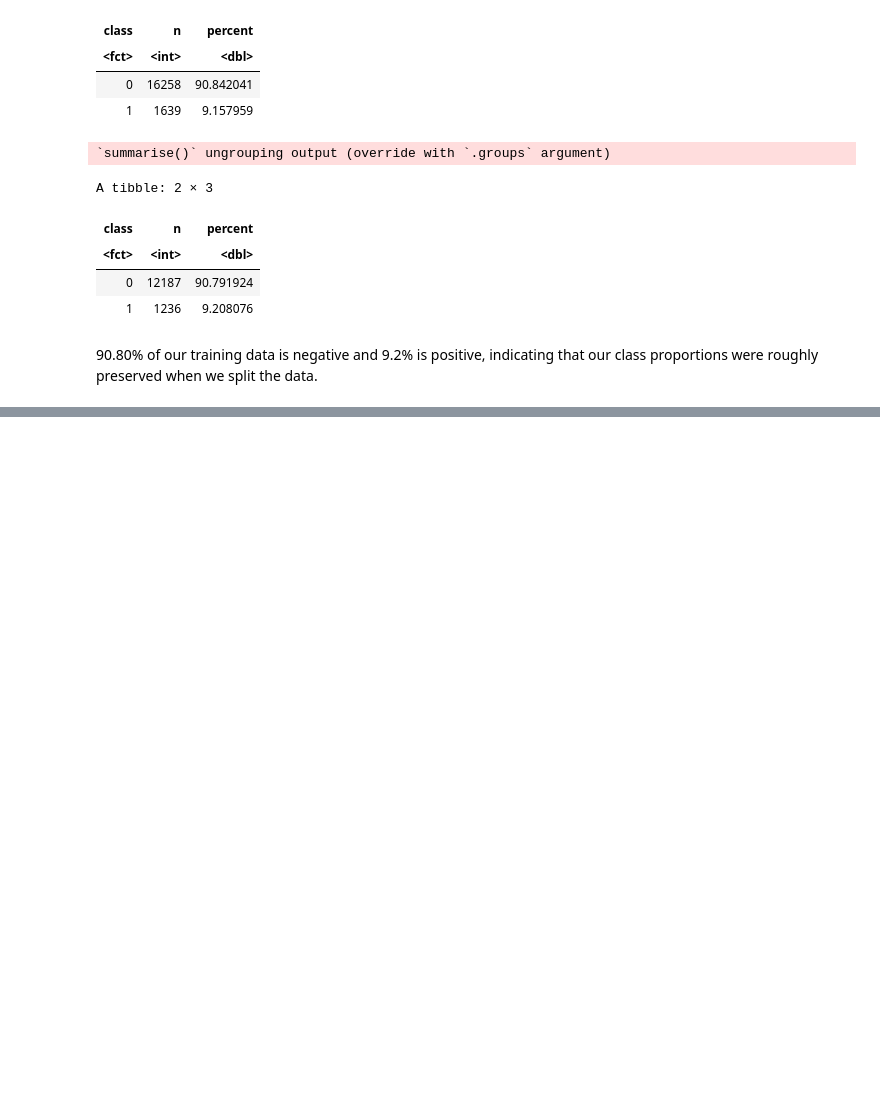
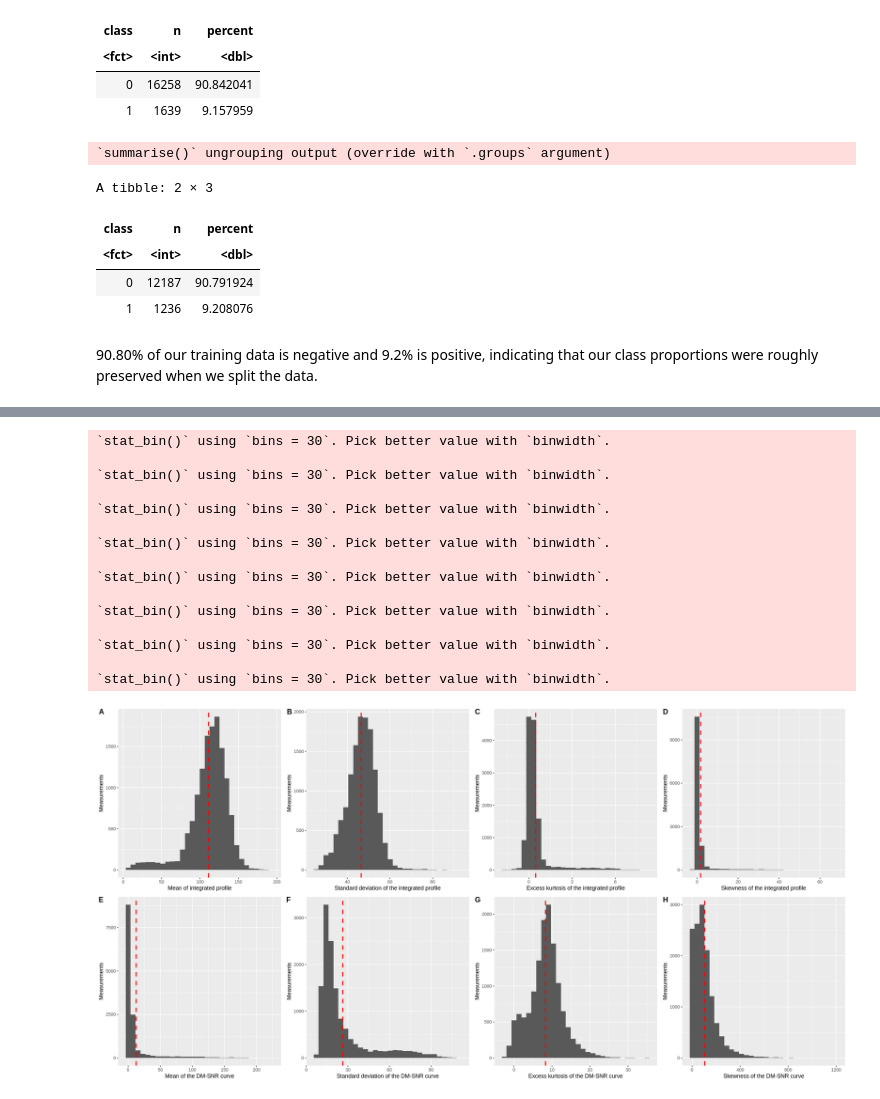
Before and after one commit to kailitann/dsci100-group-project, a Jupyter notebook: group_project.ipynb, the cells around one changed output, grey strips where cells are left out. Saved outputs shown, nothing was run; the diff lists cells and outputs as text; code cells hidden in the pictures; blank space fills up the shorter version.

```diff
--- a/group_project.ipynb
+++ b/group_project.ipynb
@@ -185,0 +186,61 @@ A tibble: 2 × 3
+# %%
+dist1 <- ggplot(pulsar_train, aes(x = mean_pf)) +
+                geom_histogram() +
+                geom_vline(xintercept = 111.078, linetype = "dashed", size = 1.0, color = "red") +
+                labs(x = "Mean of integrated profile", y = "Measurements")
+
+dist2 <- ggplot(pulsar_train, aes(x = std_pf)) +
+                geom_histogram() +
+                geom_vline(xintercept = 46.55, linetype = "dashed", size = 1.0, color = "red") +
+                labs(x = "Standard deviation of the integrated profile", y = "Measurements")
+
+dist3 <- ggplot(pulsar_train, aes(x = kurt_pf)) +
+                geom_histogram() +
+                geom_vline(xintercept = 0.47790, linetype = "dashed", size = 1.0, color = "red") +
+                labs(x = "Excess kurtosis of the integrated profile", y = "Measurements")
+
+dist4 <- ggplot(pulsar_train, aes(x = skew_pf)) +
+                geom_histogram() +
+                geom_vline(xintercept = 1.7704, linetype = "dashed", size = 1.0, color = "red") +
+                labs(x = "Skewness of the integrated profile", y = "Measurements")
+
+dist5 <- ggplot(pulsar_train, aes(x = mean_dm)) +
+                geom_histogram() +
+                geom_vline(xintercept = 12.6149, linetype = "dashed", size = 1.0, color = "red") +
+                labs(x = "Mean of the DM-SNR curve", y = "Measurements")
+
+dist6 <- ggplot(pulsar_train, aes(x = std_dm)) +
+                geom_histogram() +
+                geom_vline(xintercept = 26.33, linetype = "dashed", size = 1.0, color = "red") +
+                labs(x = "Standard deviation of the DM-SNR curve", y = "Measurements")
+
+dist7 <- ggplot(pulsar_train, aes(x = kurt_dm)) +
+                geom_histogram() +
+                geom_vline(xintercept = 8.304, linetype = "dashed", size = 1.0, color = "red") +
+                labs(x = "Excess kurtosis of the DM-SNR curve", y = "Measurements")
+
+dist8 <- ggplot(pulsar_train, aes(x = skew_dm)) +
+                geom_histogram() +
+                geom_vline(xintercept = 104.859, linetype = "dashed", size = 1.0, color = "red") +
+                labs(x = "Skewness of the DM-SNR curve", y = "Measurements")
+# %%
+# distributions of each of the variables
+options(repr.plot.width = 20, repr.plot.height = 10)
+plot_grid(dist1, dist2, dist3, dist4, dist5, dist6, dist7, dist8, labels = "AUTO", ncol = 4)
+# %% [output]
+`stat_bin()` using `bins = 30`. Pick better value with `binwidth`.
+
+`stat_bin()` using `bins = 30`. Pick better value with `binwidth`.
+
+`stat_bin()` using `bins = 30`. Pick better value with `binwidth`.
+
+`stat_bin()` using `bins = 30`. Pick better value with `binwidth`.
+
+`stat_bin()` using `bins = 30`. Pick better value with `binwidth`.
+
+`stat_bin()` using `bins = 30`. Pick better value with `binwidth`.
+
+`stat_bin()` using `bins = 30`. Pick better value with `binwidth`.
+
+`stat_bin()` using `bins = 30`. Pick better value with `binwidth`.
+[figure, added]
```
Also changed, not shown: parts of 8 cells of this notebook.
